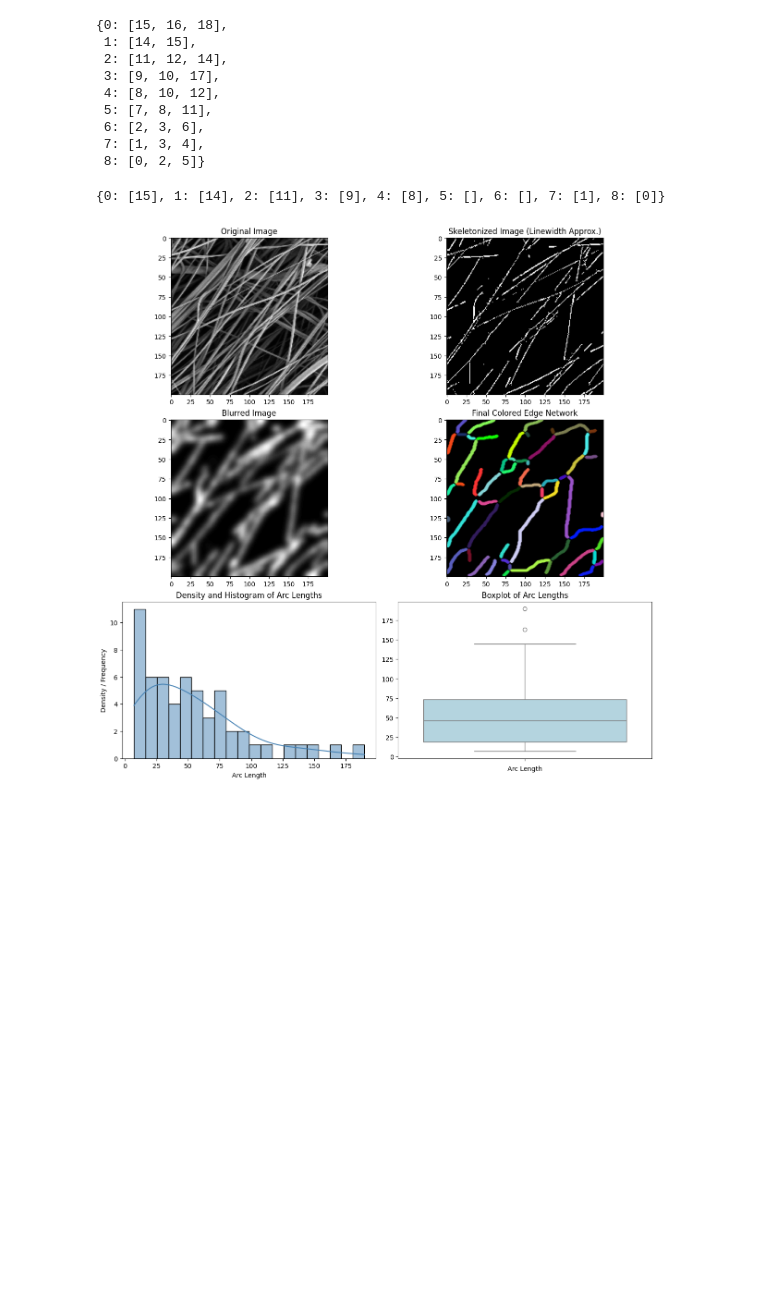
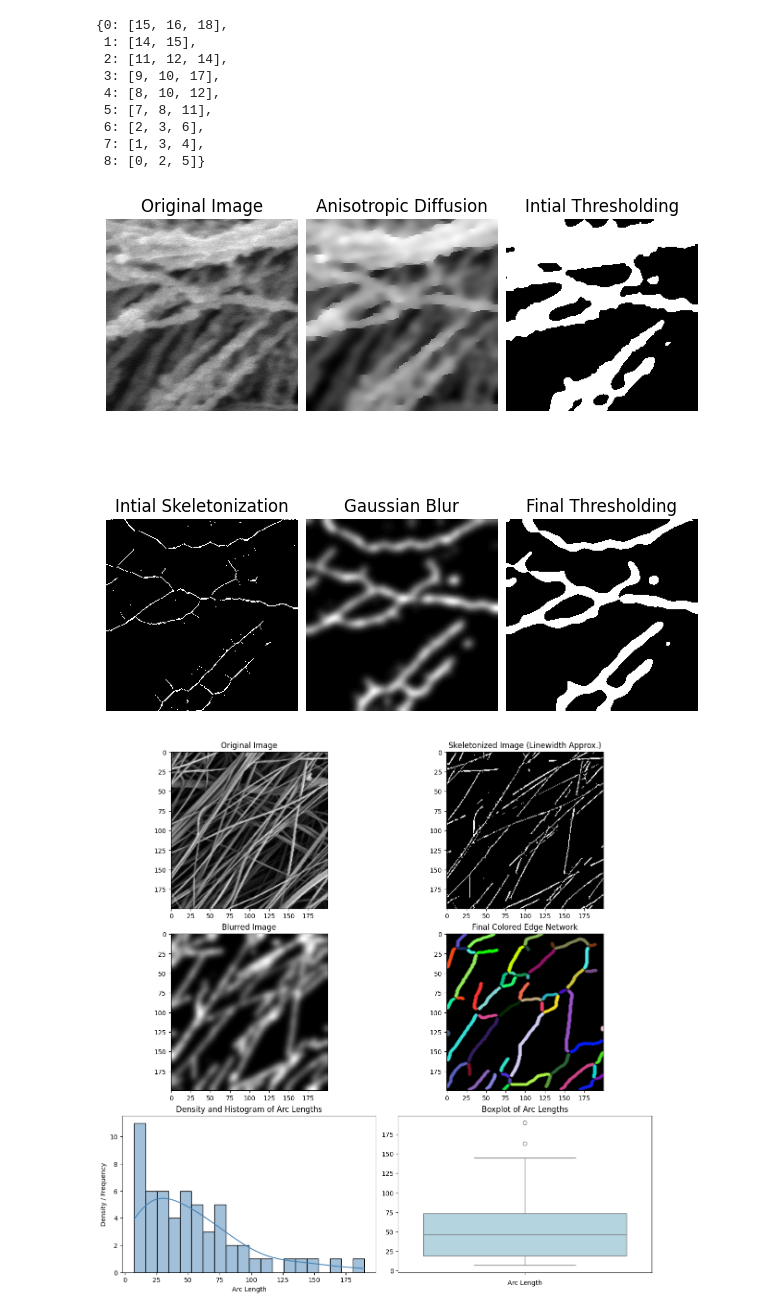
Before and after one commit to lonespear/aerogel, a Jupyter notebook: fiberL_v8_test.ipynb, the cells around one changed output. Saved outputs shown, nothing was run; the diff lists cells and outputs as text; code cells hidden in the pictures; blank space fills up the shorter version.

```diff
--- a/fiberL_v8_test.ipynb
+++ b/fiberL_v8_test.ipynb
@@ -544,7 +544,3 @@ intersection_associations
  6: [2, 3, 6],
  7: [1, 3, 4],
  8: [0, 2, 5]}
-# %%
-branch_connections
-# %% [output]
-{0: [15], 1: [14], 2: [11], 3: [9], 4: [8], 5: [], 6: [], 7: [1], 8: [0]}
@@ -551,3 +549,71 @@ branch_connections
+# %%
+img = cv2.imdecode(img_data, cv2.IMREAD_GRAYSCALE)
+# Assuming 'img' is your original image
+original_img = img[0:200, 0:200]  # Cropped original image
+
+# Apply anisotropic diffusion
+processed_img = anisotropic_diffusion(original_img, niter=50, kappa=20, gamma=0.1, option=1)
+
+# Initial thresholding on Anisotropic diffusion
+_, thresholded_img1 = cv2.threshold(processed_img, 127, 255, 0)
+
+thresholded_img = thresholded_img1.copy()
+
+# Main loop for initial pass at skeletonization
+skel = np.zeros(thresholded_img.shape, np.uint8)                              # Creates blank canvas to store skeletonized image
+element = cv2.getStructuringElement(cv2.MORPH_CROSS, (3, 3))                  # Generates kernel to pass through each section of image
+while True:
+    open_img = cv2.morphologyEx(thresholded_img, cv2.MORPH_OPEN, element)     # Fit open-cross kernel to thresholded image
+    temp = cv2.subtract(thresholded_img, open_img)                            # Subtracts the above from the original image
+    temp = temp.astype(skel.dtype)                                            # Convert temp from 32-bit to 8bit datatype
+    skel = cv2.bitwise_or(skel, temp)                                         # aggregates and compares both original and above created image
+    thresholded_img = cv2.erode(thresholded_img, element)                     # degrades the width of the image by 1 pixel
+    if cv2.countNonZero(thresholded_img) == 0:                                # conditional exits if there are no more remaining iterations to pass through
+        break
+skeletonized_img1 = skel.copy()
+
+# Gaussian blur using 25x25 kernel
+blurred_img = cv2.GaussianBlur(skel, (25, 25), 0)
+# Very light noise removal (using 15 instead of 127 above here)
+_, bin_img = cv2.threshold(blurred_img, 15, 255, cv2.THRESH_BINARY)
+
+# Create the subplot
+fig, axes = plt.subplots(2, 3, figsize=(6, 6), constrained_layout=True)
+
+# Original image
+axes[0,0].imshow(original_img, cmap='gray')
+axes[0,0].set_title('Original Image')
+axes[0,0].axis('off')
+
+# Anis Diff image
+axes[0,1].imshow(processed_img, cmap='gray')
+axes[0,1].set_title('Anisotropic Diffusion')
+axes[0,1].axis('off')
+
+# Init Thresh image
+axes[0,2].imshow(thresholded_img1, cmap='gray')
+axes[0,2].set_title('Intial Thresholding')
+axes[0,2].axis('off')
+
+# Init Thresh image
+axes[1,0].imshow(skeletonized_img1, cmap='gray')
+axes[1,0].set_title('Intial Skeletonization')
+axes[1,0].axis('off')
+
+# Init Thresh image
+axes[1,1].imshow(blurred_img, cmap='gray')
+axes[1,1].set_title('Gaussian Blur')
+axes[1,1].axis('off')
+
+# Init Thresh image
+axes[1,2].imshow(bin_img, cmap='gray')
+axes[1,2].set_title('Final Thresholding')
+axes[1,2].axis('off')
+
+# Show the plot
+plt.show()
+# %% [output]
+[figure, added]
 # %%
 # URL of the file
 url = "https://github.com/lonespear/aerogel/raw/main/highalign_PLCCLgel_500x_13.tif"
```
Also changed, not shown: parts of 1 cell of this notebook.
